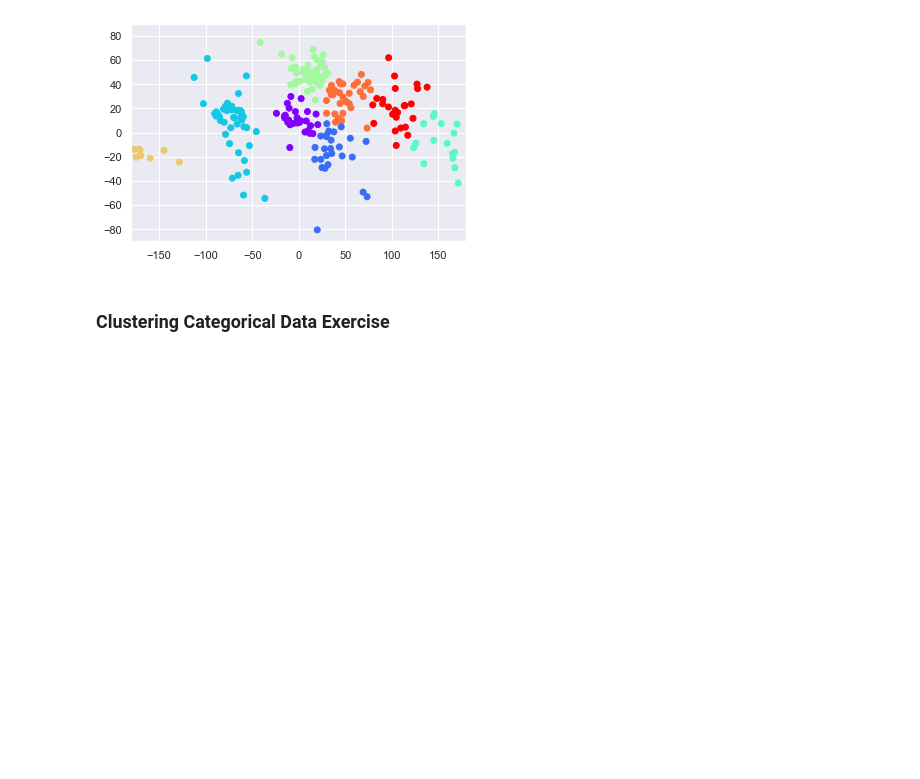
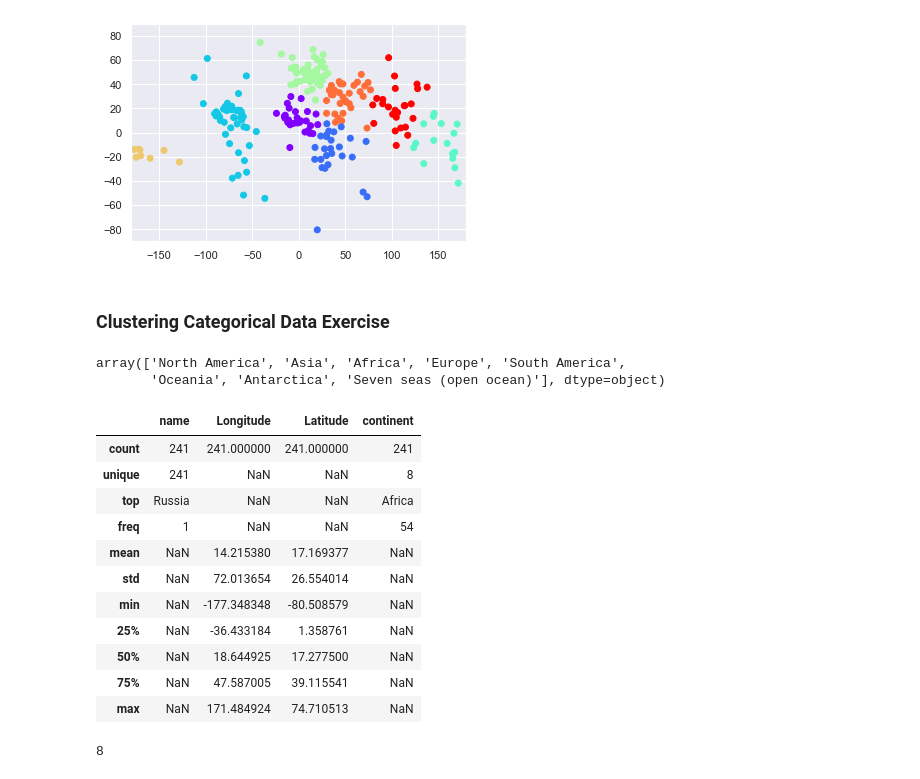
Before and after one commit to pbeata/DSc-Training, a Jupyter notebook: 02-Udemy-DS-Bootcamp/S5-Advanced-Stats/clustering.ipynb, the cells around one changed output. Cells and saved outputs as stored; diff of their text form; code cells hidden in the pictures; blank space fills up the shorter version.

```diff
--- a/02-Udemy-DS-Bootcamp/S5-Advanced-Stats/clustering.ipynb
+++ b/02-Udemy-DS-Bootcamp/S5-Advanced-Stats/clustering.ipynb
@@ -178,3 +178,39 @@ plt.show()
 [figure]
 # %% [markdown]
 ### Clustering Categorical Data Exercise
+# %%
+cat_data = pd.read_csv('../data/countries_categorical.csv')
+# %%
+# drop the index column
+cat_data = cat_data.set_index('name')
+# %%
+cat_data['continent'].unique()
+# %% [output]
+array(['North America', 'Asia', 'Africa', 'Europe', 'South America',
+       'Oceania', 'Antarctica', 'Seven seas (open ocean)'], dtype=object)
+# %%
+# here we see that the continent column has 8 unique values
+cat_data.describe(include='all')
+# %% [output]
+|  | name | Longitude | Latitude | continent |
+| count | 241 | 241.000000 | 241.000000 | 241 |
+| unique | 241 | NaN | NaN | 8 |
+| top | Russia | NaN | NaN | Africa |
+| freq | 1 | NaN | NaN | 54 |
+| mean | NaN | 14.215380 | 17.169377 | NaN |
+| std | NaN | 72.013654 | 26.554014 | NaN |
+| min | NaN | -177.348348 | -80.508579 | NaN |
+| 25% | NaN | -36.433184 | 1.358761 | NaN |
+| 50% | NaN | 18.644925 | 17.277500 | NaN |
+| 75% | NaN | 47.587005 | 39.115541 | NaN |
+| max | NaN | 171.484924 | 74.710513 | NaN |
+# %%
+# create a dictionary to map the categorical data
+# continent_map
+
+type(cat_data['continent'].unique())
+x = cat_data['continent'].unique()
+
+len(x)
+# %% [output]
+8
```
Also changed, not shown: parts of 11 cells of this notebook, 1 other file.
